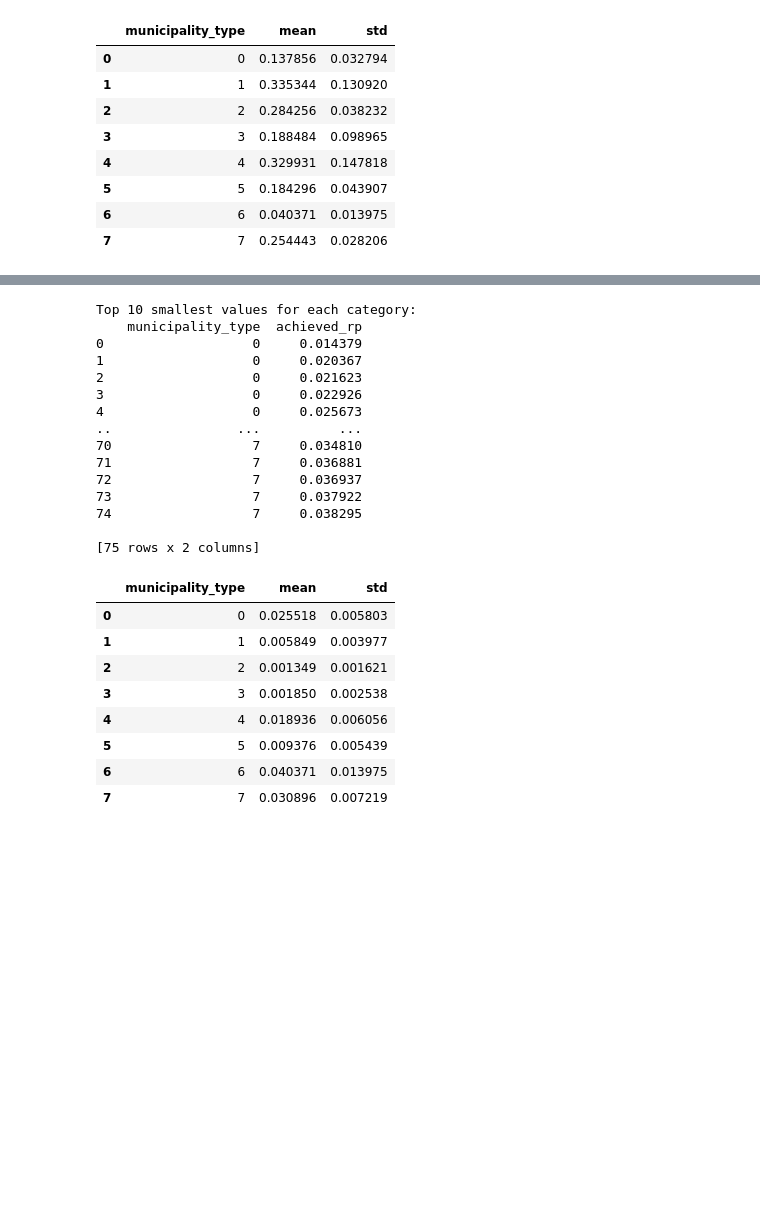
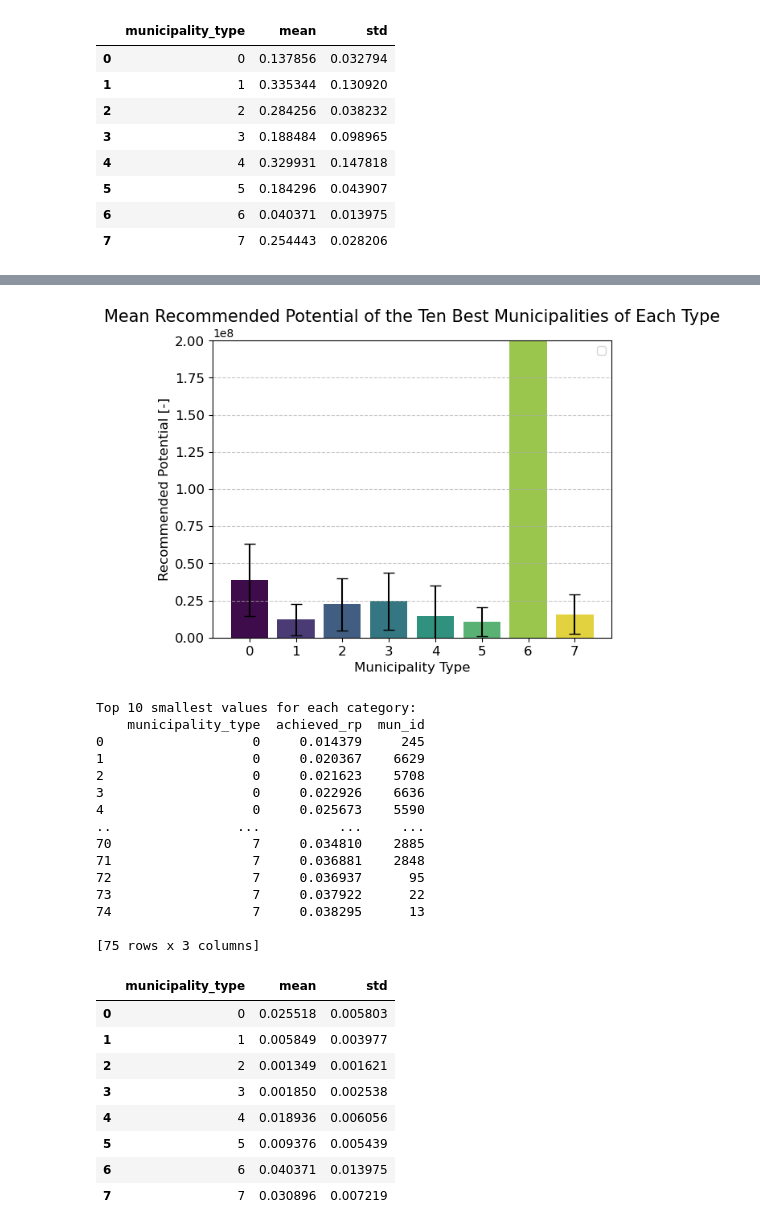
Before and after one commit to matheogodenzi/EnergyTransitionPotential, a Jupyter notebook: source/models/deep_embeddded_clustering.ipynb, the cells around one changed output, grey strips where cells are left out. Cells and saved outputs as stored; diff of their text form; code cells hidden in the pictures; blank space fills up the shorter version.

```diff
--- a/source/models/deep_embeddded_clustering.ipynb
+++ b/source/models/deep_embeddded_clustering.ipynb
@@ -1173,0 +1178,5 @@ plt.show()
+# %%
+Reccommende_potential = Swiss_solar_potential[Swiss_solar_potential.mun_id.isin(top_10_per_category.mun_id)][["recommended_potential", "municipality_type"]]
+# %%
+average_std_top_10_reco = Reccommende_potential.groupby("municipality_type")["recommended_potential"].agg(["mean", "std"]).reset_index()
+average_std_top_10_reco
@@ -1174,26 +1193,60 @@ plt.show()
+# %%
+# Create the bar plot without the error bars
+sns.barplot(
+    x="municipality_type",
+    y="mean",
+    data=average_std_top_10_reco,
+    hue='municipality_type',
+    palette="viridis"
+
+)
+
+# Add error bars using plt.errorbar
+plt.errorbar(
+    x=range(len(average_std_top_10_reco)),
+    y=average_std_top_10_reco["mean"],
+    yerr=average_std_top_10_reco["std"],
+    fmt='none',  # No markers, just error bars
+    color='black',
+    capsize=5
+)
+
+# Customizing the plot
+plt.grid(axis="y", linestyle='--', alpha=0.7)
+plt.title("Mean Recommended Potential of the Ten Best Municipalities of Each Type", size=15)
+plt.ylabel("Recommended Potential [-]", size=12)
+plt.xlabel("Municipality Type", size=12)
+plt.xticks(ticks=range(len(average_std_top_10_reco)), labels=average_std_top_10_reco["municipality_type"], rotation=0, size=12)
+plt.yticks(size=12)
+#plt.ylim([0,0.55])
+plt.legend([])
+plt.ylim([0,2*10**8])
+plt.show()
+# %% [output]
+[figure, added]
 # %%
 
 # Get the top 10 smallest values for each category
-low_10_per_category = Swiss_solar_potential.groupby("municipality_type")[["municipality_type", "achieved_rp"]].apply(lambda x: x.nsmallest(10, 'achieved_rp')).reset_index(drop=True)
+low_10_per_category = Swiss_solar_potential.groupby("municipality_type")[["municipality_type", "achieved_rp", "mun_id"]].apply(lambda x: x.nsmallest(10, 'achieved_rp')).reset_index(drop=True)
 
 print("\nTop 10 smallest values for each category:")
 print(low_10_per_category)
 # %% [output]
 Top 10 smallest values for each category:
-    municipality_type  achieved_rp
-0                   0     0.014379
-1                   0     0.020367
-2                   0     0.021623
-3                   0     0.022926
-4                   0     0.025673
-..                ...          ...
-70                  7     0.034810
-71                  7     0.036881
-72                  7     0.036937
-73                  7     0.037922
-74                  7     0.038295
+    municipality_type  achieved_rp  mun_id
+0                   0     0.014379     245
+1                   0     0.020367    6629
+2                   0     0.021623    5708
+3                   0     0.022926    6636
+4                   0     0.025673    5590
+..                ...          ...     ...
+70                  7     0.034810    2885
+71                  7     0.036881    2848
+72                  7     0.036937      95
+73                  7     0.037922      22
+74                  7     0.038295      13
 
-[75 rows x 2 columns]
+[75 rows x 3 columns]
 # %%
 average_std_low_10 = low_10_per_category.groupby("municipality_type")["achieved_rp"].agg(["mean", "std"]).reset_index()
 average_std_low_10
```
Also changed, not shown: parts of 9 cells of this notebook.
